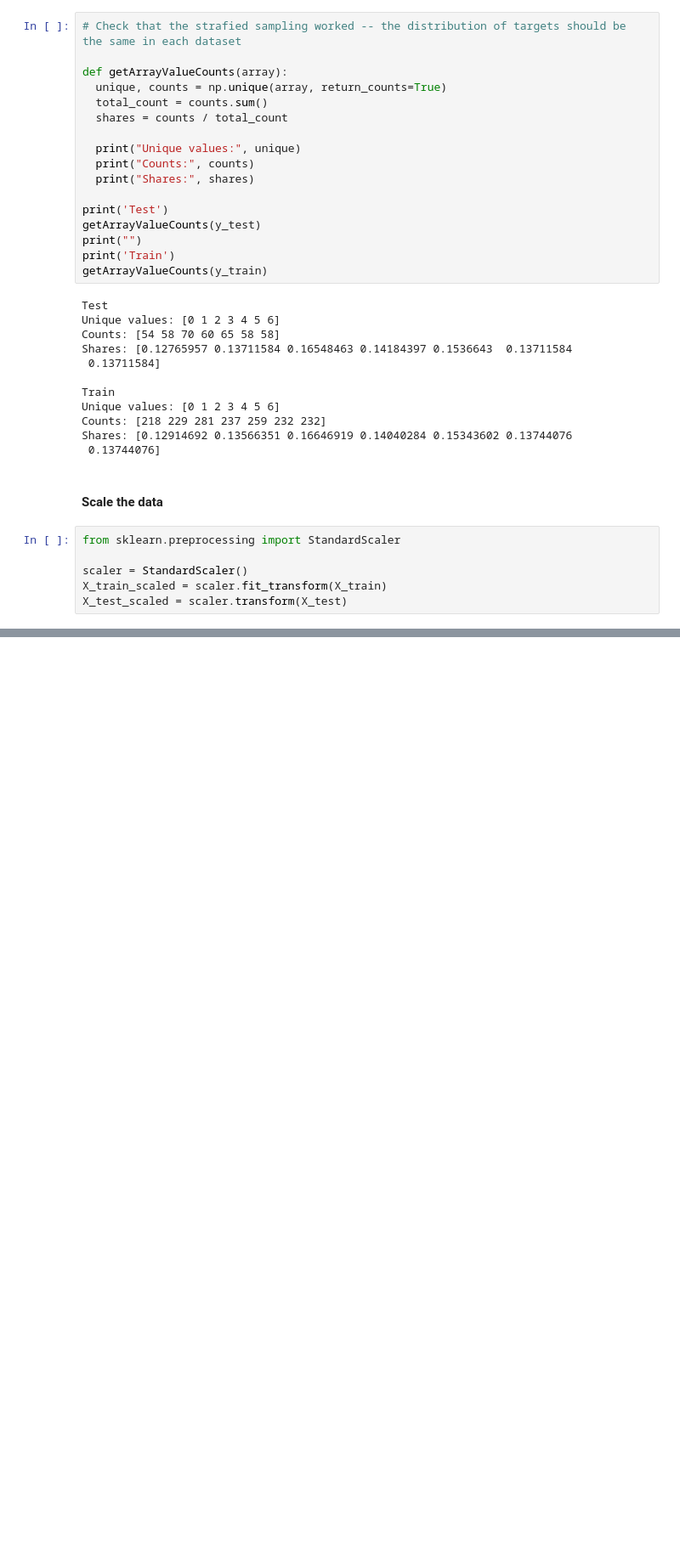
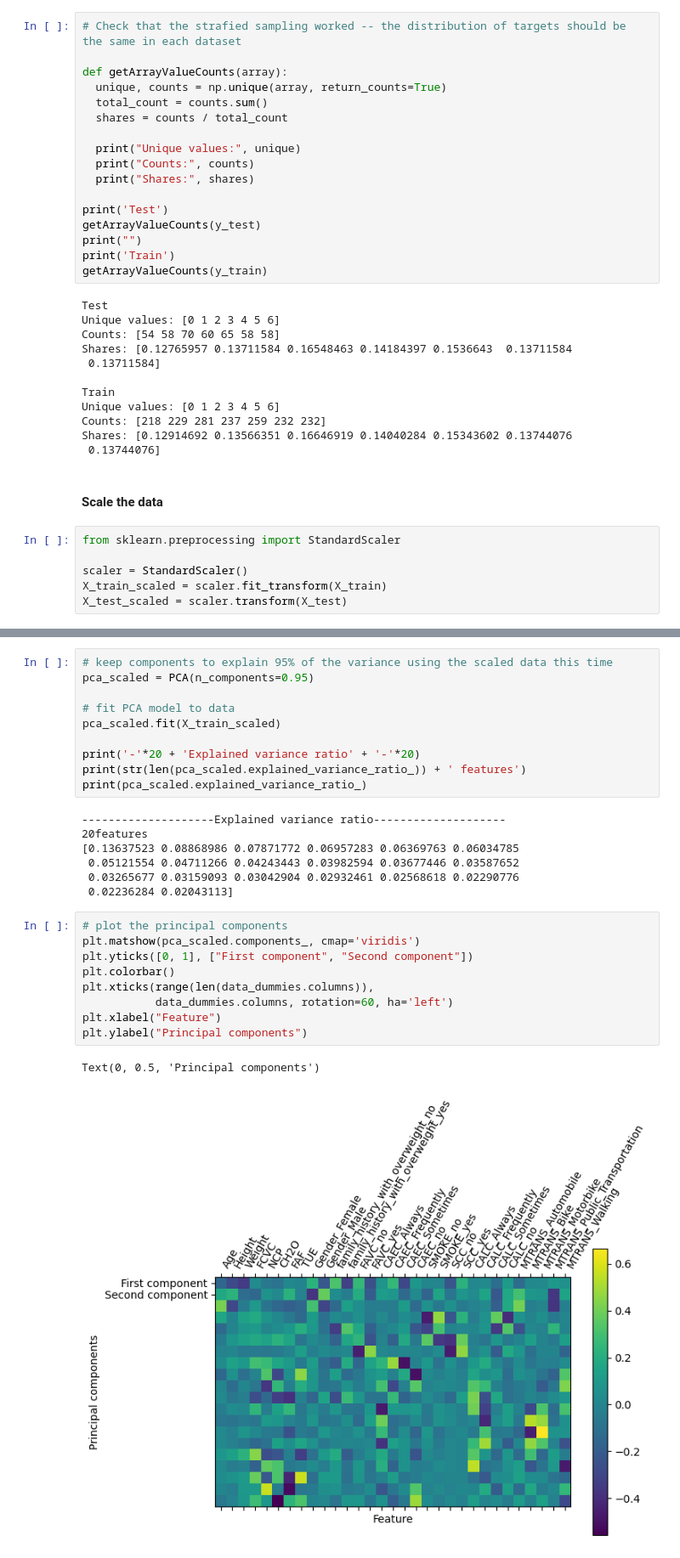
Before and after one commit to naterattner/data71200, a Jupyter notebook: project_3/data71200_summer24_project3.ipynb, the cells around one changed output, grey strips where cells are left out. Shown at 85% size. Saved outputs shown, nothing was run; the diff lists cells and outputs as text; blank space fills up the shorter version.

```diff
--- a/project_3/data71200_summer24_project3.ipynb
+++ b/project_3/data71200_summer24_project3.ipynb
@@ -140,0 +179,29 @@ X_test_scaled = scaler.transform(X_test)
+# %%
+# keep components to explain 95% of the variance using the scaled data this time
+pca_scaled = PCA(n_components=0.95)
+
+# fit PCA model to data
+pca_scaled.fit(X_train_scaled)
+
+print('-'*20 + 'Explained variance ratio' + '-'*20)
+print(str(len(pca_scaled.explained_variance_ratio_)) + ' features')
+print(pca_scaled.explained_variance_ratio_)
+# %% [output]
+--------------------Explained variance ratio--------------------
+20features
+[0.13637523 0.08868986 0.07871772 0.06957283 0.06369763 0.06034785
+ 0.05121554 0.04711266 0.04243443 0.03982594 0.03677446 0.03587652
+ 0.03265677 0.03159093 0.03042904 0.02932461 0.02568618 0.02290776
+ 0.02236284 0.02043113]
+# %%
+# plot the principal components
+plt.matshow(pca_scaled.components_, cmap='viridis')
+plt.yticks([0, 1], ["First component", "Second component"])
+plt.colorbar()
+plt.xticks(range(len(data_dummies.columns)),
+           data_dummies.columns, rotation=60, ha='left')
+plt.xlabel("Feature")
+plt.ylabel("Principal components")
+# %% [output]
+Text(0, 0.5, 'Principal components')
+[figure, added]
```
Also changed, not shown: parts of 31 cells of this notebook.
